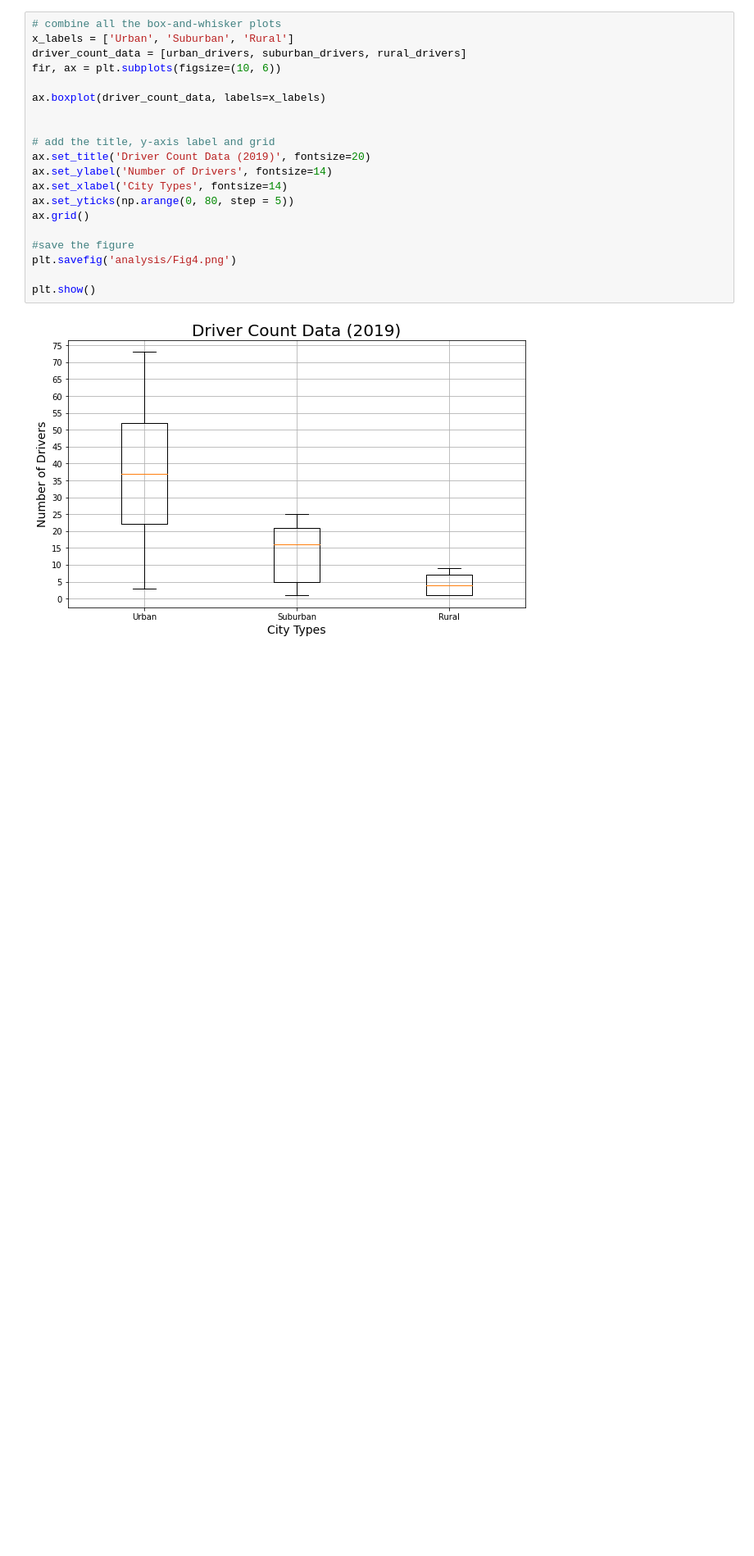
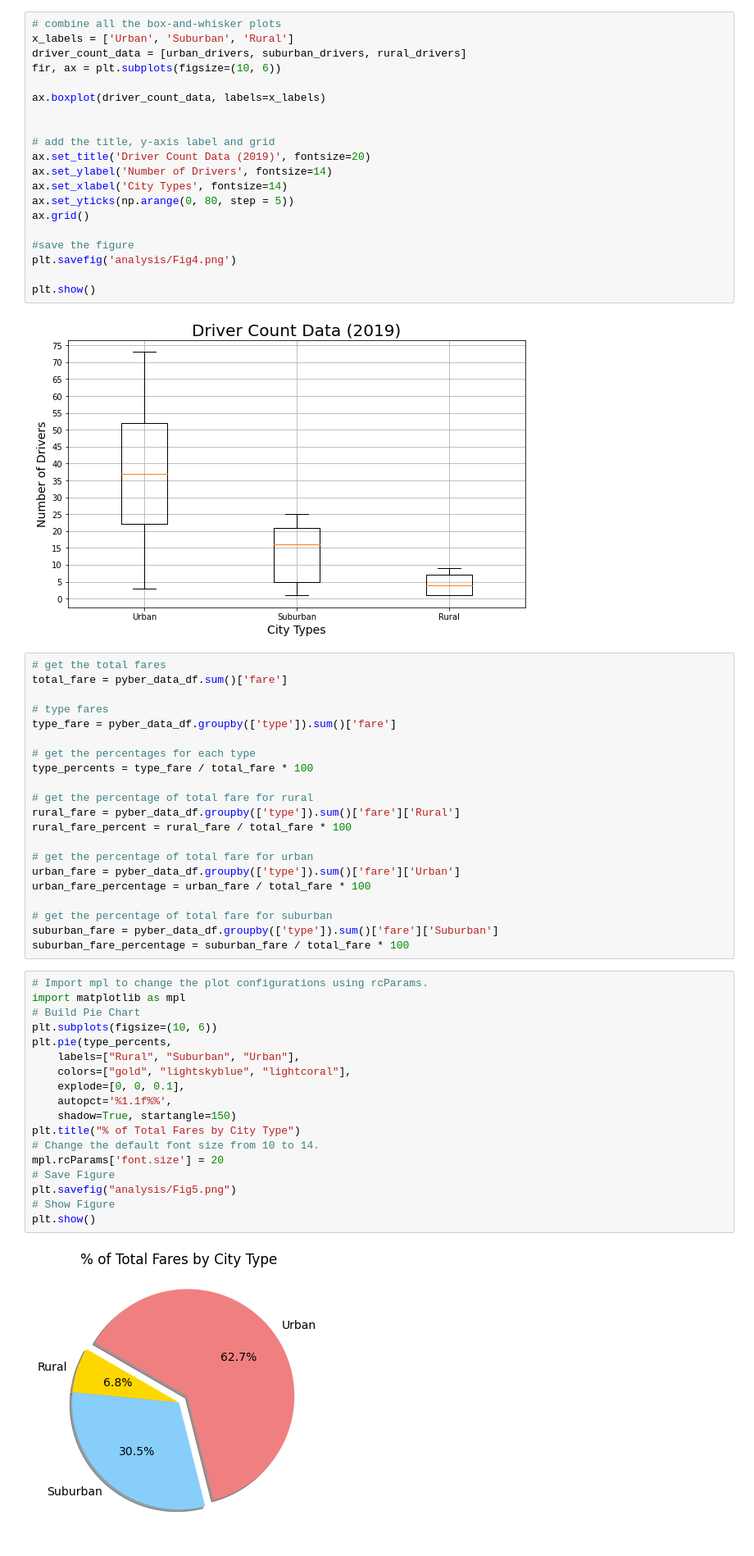
Before and after one commit to bmcnamee96/PyBer_Analysis, a Jupyter notebook: PyBer.ipynb, the cells around one changed output. Shown: that part at 82% size. Drawn from its saved outputs; the diff is of its cells as text; blank space fills up the shorter version.

Commit message:
first pie chart

```diff
--- a/PyBer.ipynb
+++ b/PyBer.ipynb
@@ -577,3 +577,44 @@ plt.savefig('analysis/Fig4.png')
 plt.show()
 # %% [output]
 [figure]
+# %%
+# get the total fares
+total_fare = pyber_data_df.sum()['fare']
+
+# type fares
+type_fare = pyber_data_df.groupby(['type']).sum()['fare']
+
+# get the percentages for each type
+type_percents = type_fare / total_fare * 100
+
+# get the percentage of total fare for rural
+rural_fare = pyber_data_df.groupby(['type']).sum()['fare']['Rural']
+rural_fare_percent = rural_fare / total_fare * 100
+
+# get the percentage of total fare for urban
+urban_fare = pyber_data_df.groupby(['type']).sum()['fare']['Urban']
+urban_fare_percentage = urban_fare / total_fare * 100
+
+# get the percentage of total fare for suburban
+suburban_fare = pyber_data_df.groupby(['type']).sum()['fare']['Suburban']
+suburban_fare_percentage = suburban_fare / total_fare * 100
+# %%
+# Import mpl to change the plot configurations using rcParams.
+import matplotlib as mpl
+# Build Pie Chart
+plt.subplots(figsize=(10, 6))
+plt.pie(type_percents,
+    labels=["Rural", "Suburban", "Urban"],
+    colors=["gold", "lightskyblue", "lightcoral"],
+    explode=[0, 0, 0.1],
+    autopct='%1.1f%%',
+    shadow=True, startangle=150)
+plt.title("% of Total Fares by City Type")
+# Change the default font size from 10 to 14.
+mpl.rcParams['font.size'] = 20
+# Save Figure
+plt.savefig("analysis/Fig5.png")
+# Show Figure
+plt.show()
+# %% [output]
+[figure, added]
```
Also changed, not shown: 1 other file.
